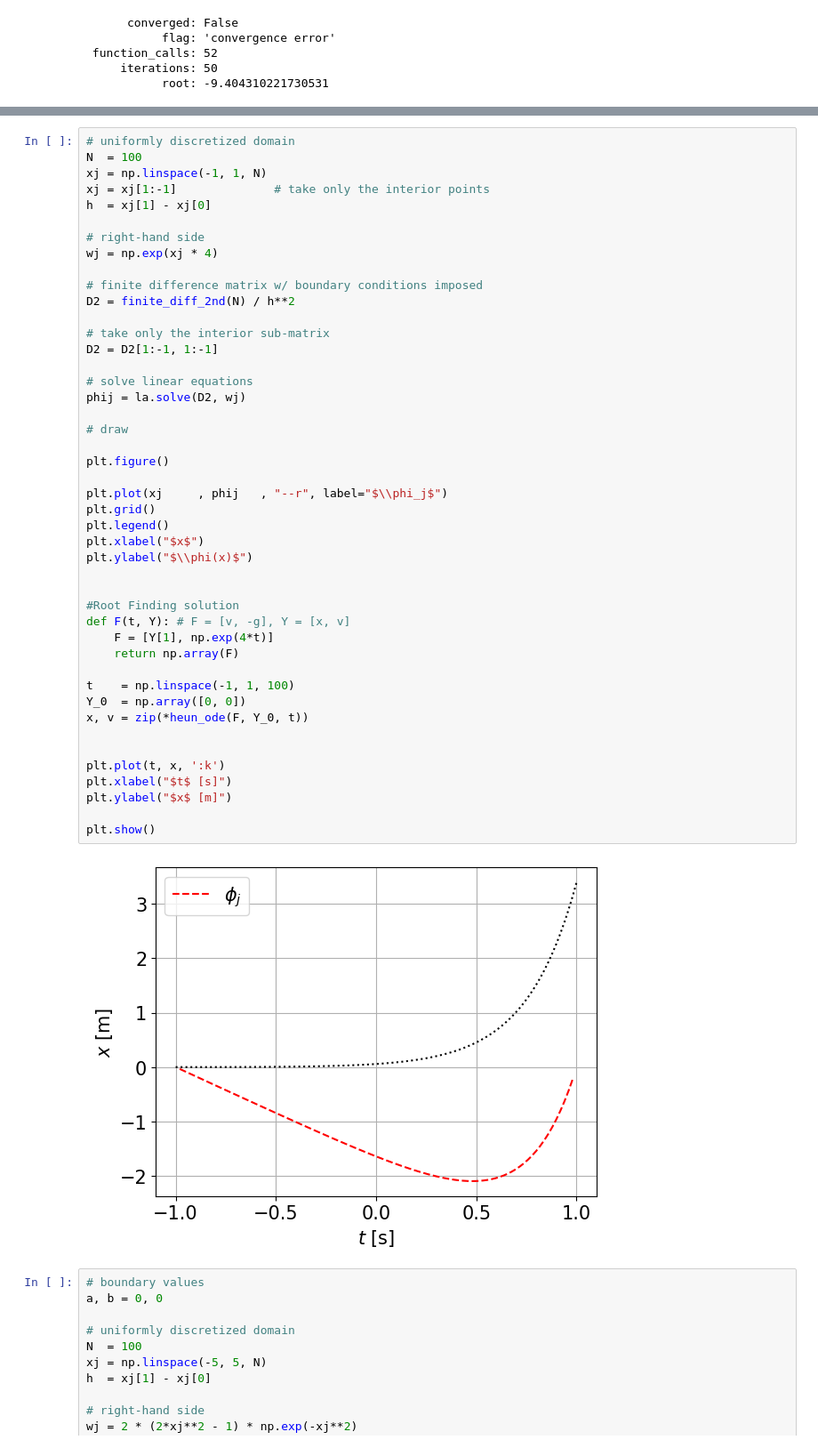
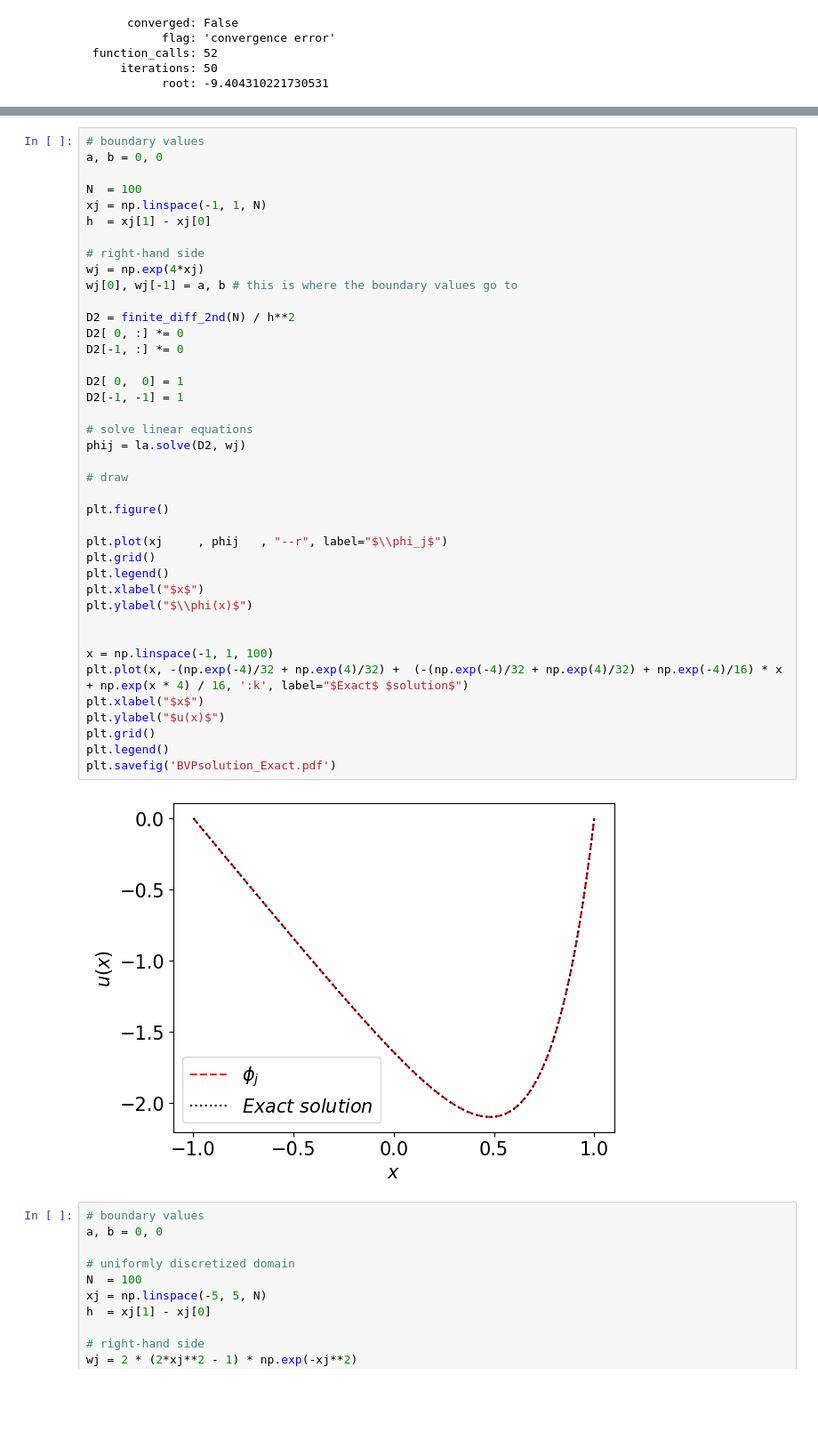
Before and after one commit to La-Folia/Numerical-Analysis, a Jupyter notebook: Linear_Algebra_Eigensystems/Homework4_3_Two-point_BVPs.ipynb, the cells around one changed output, grey strips where cells are left out. Shown: that part at 89% size. Drawn from its saved outputs; the diff is of its cells as text; blank space fills up the shorter version.

```diff
--- a/Linear_Algebra_Eigensystems/Homework4_3_Two-point_BVPs.ipynb
+++ b/Linear_Algebra_Eigensystems/Homework4_3_Two-point_BVPs.ipynb
@@ -162,50 +338,45 @@ sol
 # %%
-# uniformly discretized domain
+# boundary values
+a, b = 0, 0
+
 N  = 100
 xj = np.linspace(-1, 1, N)
-xj = xj[1:-1]              # take only the interior points
 h  = xj[1] - xj[0]
 
 # right-hand side
-wj = np.exp(xj * 4)
+wj = np.exp(4*xj)
+wj[0], wj[-1] = a, b # this is where the boundary values go to
 
-# finite difference matrix w/ boundary conditions imposed
 D2 = finite_diff_2nd(N) / h**2
+D2[ 0, :] *= 0
+D2[-1, :] *= 0
 
-# take only the interior sub-matrix
-D2 = D2[1:-1, 1:-1]
+D2[ 0,  0] = 1
+D2[-1, -1] = 1
 
 # solve linear equations
 phij = la.solve(D2, wj)
 
 # draw
 
 plt.figure()
 
 plt.plot(xj     , phij   , "--r", label="$\\phi_j$")
 plt.grid()
 plt.legend()
 plt.xlabel("$x$")
 plt.ylabel("$\\phi(x)$")
 
 
-#Root Finding solution
-def F(t, Y): # F = [v, -g], Y = [x, v]
-    F = [Y[1], np.exp(4*t)]
-    return np.array(F)
-
-t    = np.linspace(-1, 1, 100)
-Y_0  = np.array([0, 0])
-x, v = zip(*heun_ode(F, Y_0, t))
-
-
-plt.plot(t, x, ':k')
-plt.xlabel("$t$ [s]")
-plt.ylabel("$x$ [m]")
-
-plt.show()
+x = np.linspace(-1, 1, 100)
+plt.plot(x, -(np.exp(-4)/32 + np.exp(4)/32) +  (-(np.exp(-4)/32 + np.exp(4)/32) + np.exp(-4)/16) * x + np.exp(x * 4) / 16, ':k', label="$Exact$ $solution$")
+plt.xlabel("$x$")
+plt.ylabel("$u(x)$")
+plt.grid()
+plt.legend()
+plt.savefig('BVPsolution_Exact.pdf')
 # %% [output]
-[figure, old version]
+[figure, new version]
 # %%
 # boundary values
 a, b = 0, 0
```
Also changed, not shown: parts of 9 cells of this notebook, 15 other files.
